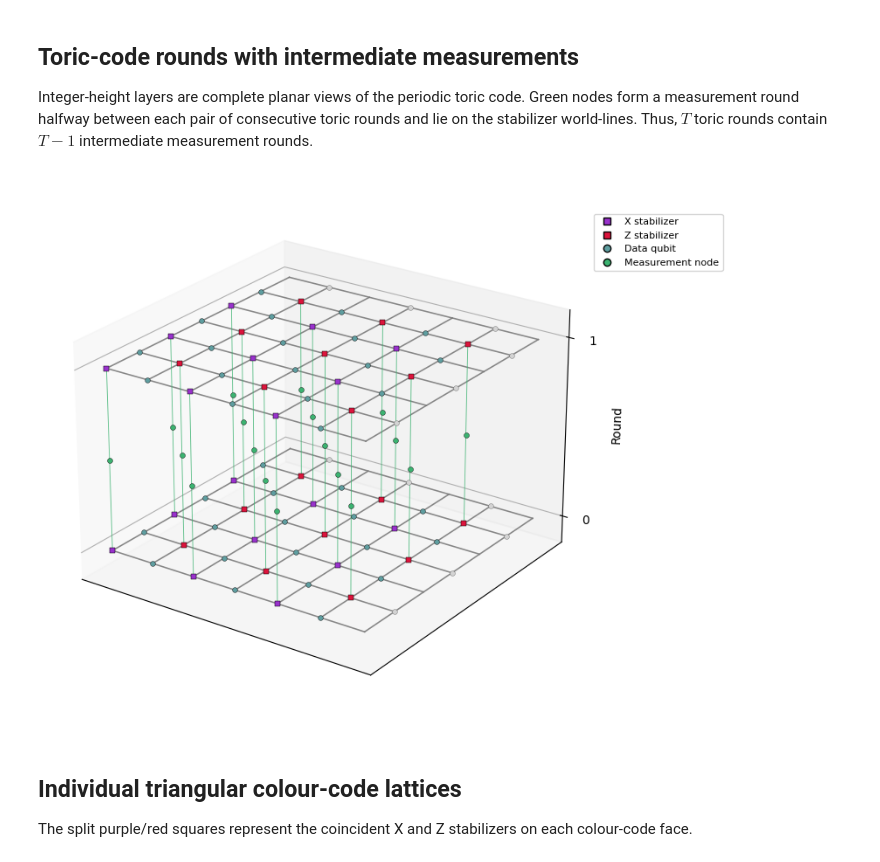
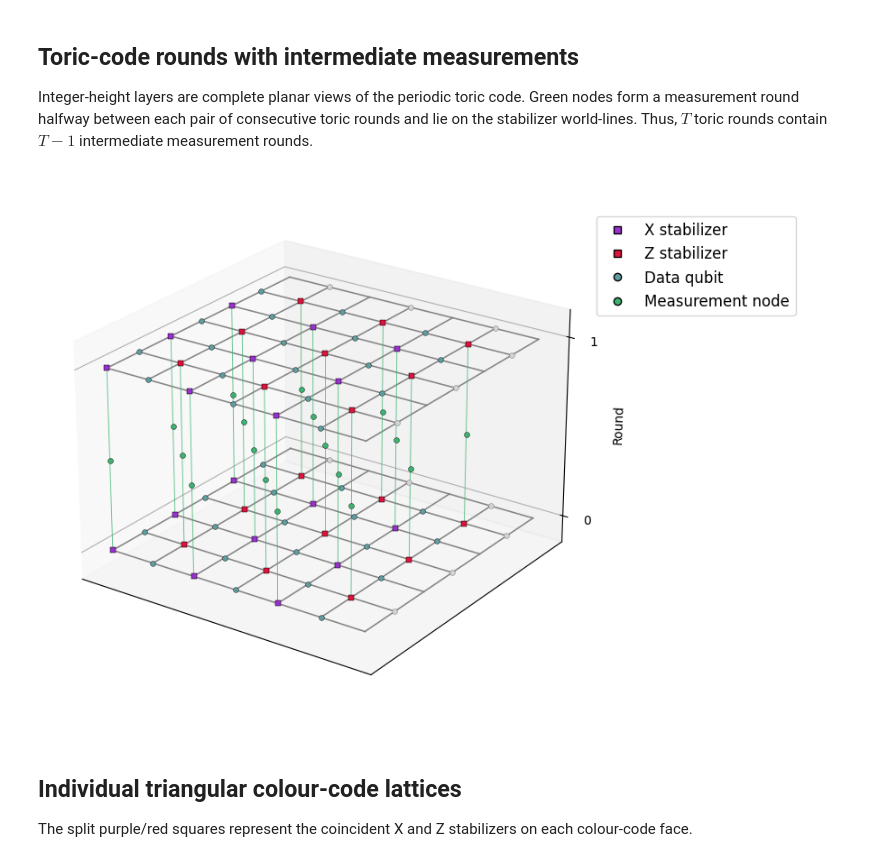
Before and after one commit to laramoyanotaylor/GKP_QEC_Project_Code, a Jupyter notebook: Hypergraph_to_SurfaceCode.ipynb, the cells around one changed output. Cells and saved outputs as stored; diff of their text form; code cells hidden in the pictures.

Commit message:
diss plots edited

```diff
--- a/Hypergraph_to_SurfaceCode.ipynb
+++ b/Hypergraph_to_SurfaceCode.ipynb
@@ -300,15 +315,16 @@ Integer-height layers are complete planar views of the periodic toric code. Gree
 # %%
 import importlib
 import plot_toric_measurement_rounds
 
 importlib.reload(plot_toric_measurement_rounds)
 T = 2  # Number of complete toric-code rounds
 plot_toric_measurement_rounds.plot_toric_measurement_rounds(
-    d=3, T=T, save_path='toric_code_with_measurement_rounds.png'
+    d=3, T=T, save_path='toric_code_with_measurement_rounds.png',
+    legend_fontsize=12,
 )
 plt.show()
 # %% [output]
-[figure, old version]
+[figure, new version]
 # %% [markdown]
 ## Individual triangular colour-code lattices
 The split purple/red squares represent the coincident X and Z stabilizers on each colour-code face.
```
Also changed, not shown: parts of 7 cells of this notebook, 4 other files.
